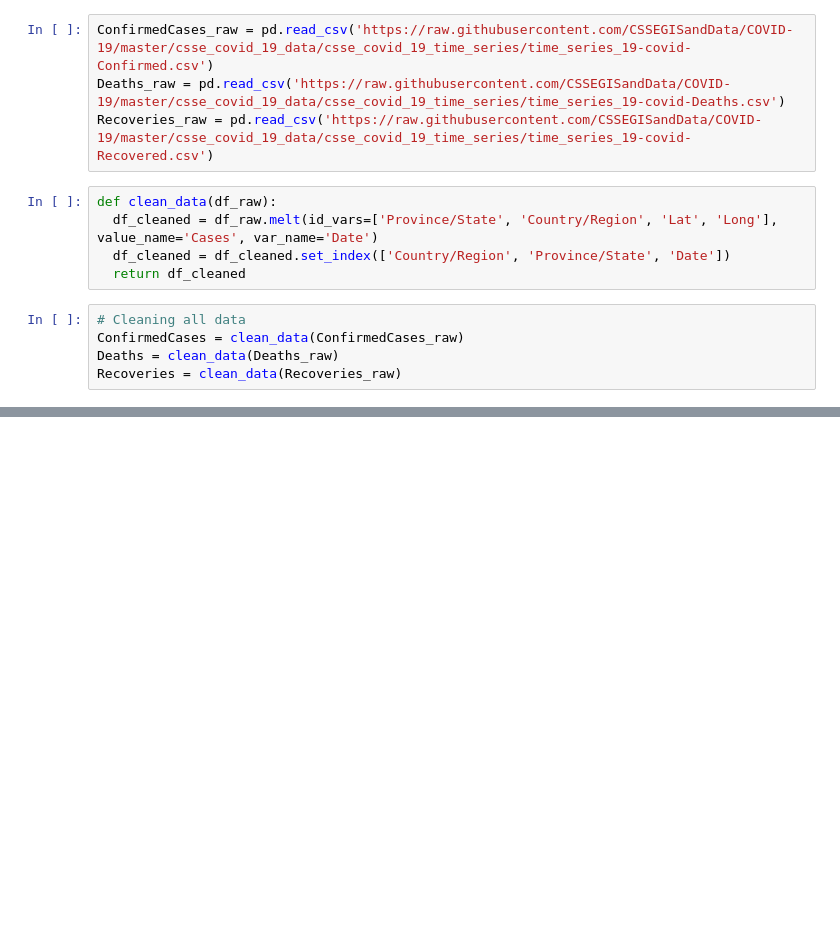
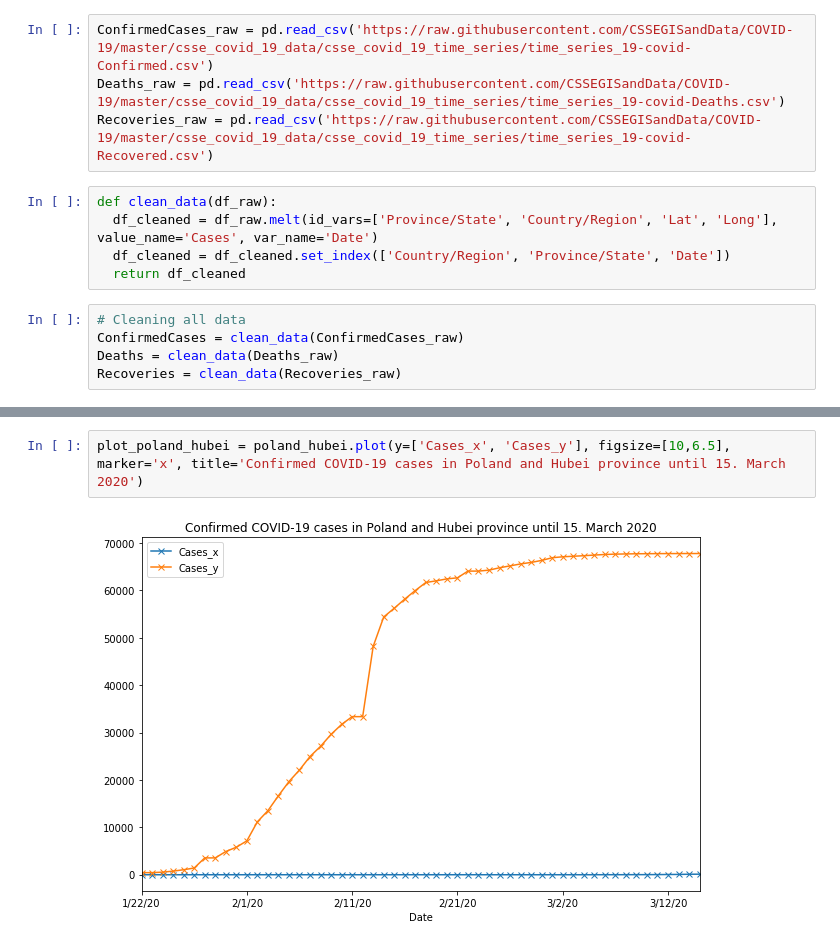
Before and after one commit to LOpuchlik/Korona_science, a Jupyter notebook: korona_day1.ipynb, the cells around one changed output, grey strips where cells are left out. Cells and saved outputs as stored; diff of their text form; blank space fills up the shorter version.

```diff
--- a/korona_day1.ipynb
+++ b/korona_day1.ipynb
@@ -27,0 +61,4 @@ Recoveries = clean_data(Recoveries_raw)
+# %%
+plot_poland_hubei = poland_hubei.plot(y=['Cases_x', 'Cases_y'], figsize=[10,6.5], marker='x', title='Confirmed COVID-19 cases in Poland and Hubei province until 15. March 2020')
+# %% [output]
+[figure, added]
```
Also changed, not shown: parts of 8 cells of this notebook.
